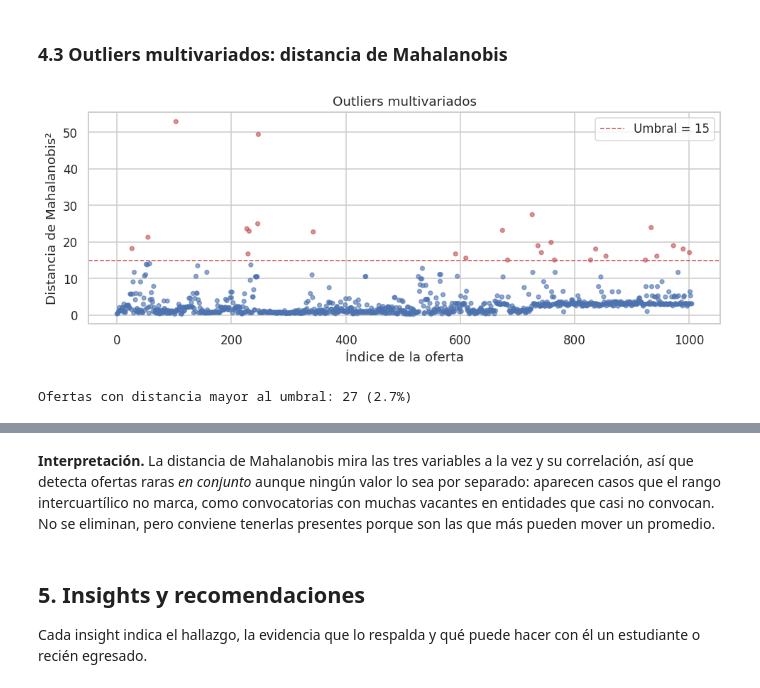
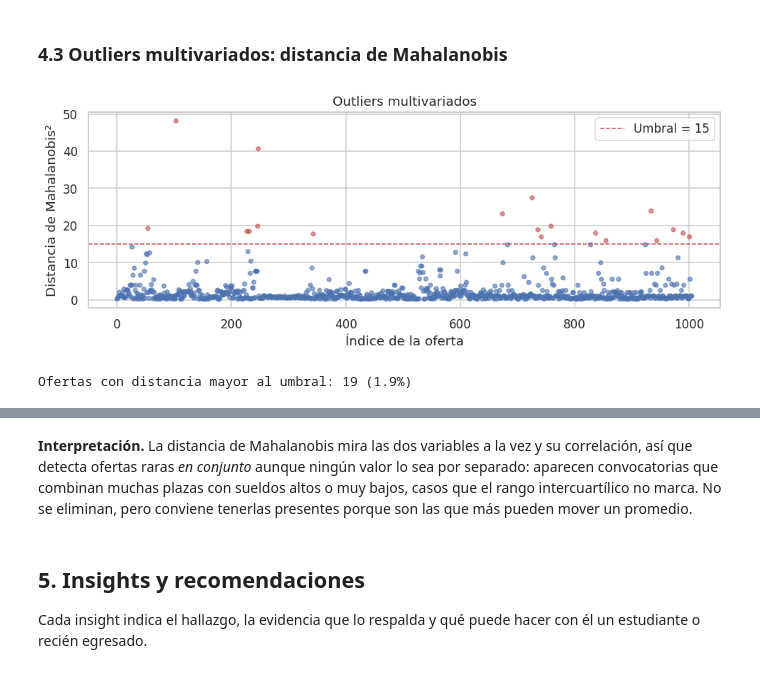
Before and after one commit to JaimeRamosT/Preprocesamiento-de-datos-y-Data-Analytics-Product, a Jupyter notebook: notebooks/05_analisis_exploratorio.ipynb, the cells around one changed output, grey strips where cells are left out. Drawn from its saved outputs; the diff is of its cells as text; code cells hidden in the pictures.

```diff
--- a/notebooks/05_analisis_exploratorio.ipynb
+++ b/notebooks/05_analisis_exploratorio.ipynb
@@ -19,9 +17,9 @@ import pandas as pd
 import matplotlib.pyplot as plt
 import seaborn as sns
 
-from sklearn.preprocessing import MinMaxScaler
 from sklearn.cluster import KMeans
 from sklearn.metrics import silhouette_score
+from scipy.spatial.distance import mahalanobis
 
 # Rutas: usa src/config.py cuando el notebook corre dentro del repositorio; si no (por ejemplo
 # en Colab, con solo el CSV subido), trabaja sobre la carpeta actual.
@@ -34,12 +32,12 @@ if RAIZ is not None:
     ENCODING = config.ENCODING
     DIR_FIGURAS = config.DIR_FIGURAS
     CANDIDATOS = [config.ARCHIVO_FINAL,
-                  config.DIR_PROCESSED / "talento_peru_features.csv",
-                  config.DIR_INTERIM / "talento_peru_features.csv"]
+                  config.DIR_PROCESSED / "talento_peru_final.csv",
+                  config.DIR_INTERIM / "talento_peru_final.csv"]
 else:
     ENCODING = "utf-8"
     DIR_FIGURAS = Path("reports/figures")
-    CANDIDATOS = [Path("talento_peru_features.csv"), Path("data/processed/talento_peru_features.csv")]
+    CANDIDATOS = [Path("talento_peru_final.csv"), Path("data/processed/talento_peru_final.csv")]
 
     def guardar_figura(nombre, fig=None, dpi=200):
         DIR_FIGURAS.mkdir(parents=True, exist_ok=True)
@@ -539,19 +551,20 @@ establecimiento de salud aparece: el techo salarial está en el gobierno naciona
 # %%
 # Boolean mask construida a partir del gráfico, como en el laboratorio de outliers
 BM = (df["remuneracion_pen"] > 6000) & (df["vacantes"] >= 5)
-df["outlier_bivariado"] = BM
 
-fig, ax = plt.subplots(figsize=(8.5, 4.5))
-sns.scatterplot(data=df, x="vacantes", y="remuneracion_pen", hue="outlier_bivariado",
-                palette={False: AZUL, True: ROJO}, alpha=0.6, s=35, ax=ax)
+fig, ax = plt.subplots(figsize=(8.5, 4.2))
+ax.scatter(df.loc[~BM, "vacantes"], df.loc[~BM, "remuneracion_pen"],
+           s=28, color=AZUL, alpha=0.5, label="Ofertas")
+ax.scatter(df.loc[BM, "vacantes"], df.loc[BM, "remuneracion_pen"],
+           s=46, color=ROJO, label="Atípicas")
 ax.set_xlabel("Vacantes de la convocatoria")
 ax.set_ylabel("Remuneración mensual (S/)")
-ax.set_title("Outliers bivariados: convocatorias masivas y bien pagadas")
-ax.legend(title="Atípica", labels=["No", "Sí"])
+ax.set_title("Outliers bivariados: convocatorias con varias plazas y bien pagadas")
+ax.legend()
 plt.tight_layout()
 guardar_figura("05_anomalias_bivariadas")
 plt.show()
 
 print(f"Ofertas atípicas en el plano remuneración-vacantes: {int(BM.sum())}")
-df.loc[BM, ["puesto", "entidad", "vacantes", "remuneracion_pen", "masa_salarial_mensual"]]   .sort_values("masa_salarial_mensual", ascending=False)
+df.loc[BM, ["puesto", "entidad", "vacantes", "remuneracion_pen"]].sort_values("vacantes", ascending=False)
 # %% [output]
@@ -575,32 +589,33 @@ porque pagan por encima de la mediana y tienen varias plazas.
 # %% [markdown]
 ### 4.3 Outliers multivariados: distancia de Mahalanobis
 # %%
-from scipy.spatial.distance import mahalanobis
-
-DIMENSIONES = ["remuneracion_pen", "vacantes_log", "ofertas_por_entidad"]
+DIMENSIONES = ["remuneracion_pen", "vacantes_log"]
 Xm = df[DIMENSIONES]
 Xm = (Xm - Xm.min()) / (Xm.max() - Xm.min())   # normalización min-max
 
 IC = np.linalg.pinv(Xm.cov().values)
 media = Xm.mean().values
-df["dist_maha"] = [mahalanobis(Xm.iloc[i, :], media, IC) ** 2 for i in range(len(Xm))]
+distancias = pd.Series([mahalanobis(Xm.iloc[i, :], media, IC) ** 2 for i in range(len(Xm))],
+                       index=df.index)
 
 UMBRAL = 15
-fig, ax = plt.subplots(figsize=(9, 3.8))
-ax.scatter(df.index, df["dist_maha"], s=14,
-           c=np.where(df["dist_maha"] > UMBRAL, ROJO, AZUL), alpha=0.6)
+fig, ax = plt.subplots(figsize=(9, 3.6))
+ax.scatter(df.index, distancias, s=14,
+           c=np.where(distancias > UMBRAL, ROJO, AZUL), alpha=0.6)
 ax.axhline(UMBRAL, color=ROJO, linestyle="--", linewidth=1, label=f"Umbral = {UMBRAL}")
 ax.set_xlabel("Índice de la oferta")
 ax.set_ylabel("Distancia de Mahalanobis²")
 ax.set_title("Outliers multivariados")
 ax.legend()
 plt.tight_layout()
 guardar_figura("05_anomalias_mahalanobis")
 plt.show()
 
-extremas = df[df["dist_maha"] > UMBRAL]
+extremas = df.loc[distancias > UMBRAL]
 print(f"Ofertas con distancia mayor al umbral: {len(extremas)} ({len(extremas) / len(df):.1%})")
-extremas[["puesto", "entidad", "vacantes", "remuneracion_pen", "dist_maha"]]     .nlargest(8, "dist_maha").round(1)
+extremas.assign(distancia=distancias[distancias > UMBRAL].round(1)) \
+        [["puesto", "entidad", "vacantes", "remuneracion_pen", "distancia"]] \
+        .nlargest(8, "distancia")
 # %% [output]
-[figure, old version]
+[figure, new version]
-Ofertas con distancia mayor al umbral: 27 (2.7%)
+Ofertas con distancia mayor al umbral: 19 (1.9%)
@@ -616,8 +631,8 @@ Ofertas con distancia mayor al umbral: 27 (2.7%)
 # %% [markdown]
-**Interpretación.** La distancia de Mahalanobis mira las tres variables a la vez y su correlación, así
-que detecta ofertas raras *en conjunto* aunque ningún valor lo sea por separado: aparecen casos que el
-rango intercuartílico no marca, como convocatorias con muchas vacantes en entidades que casi no convocan.
-No se eliminan, pero conviene tenerlas presentes porque son las que más pueden mover un promedio.
+**Interpretación.** La distancia de Mahalanobis mira las dos variables a la vez y su correlación, así que
+detecta ofertas raras *en conjunto* aunque ningún valor lo sea por separado: aparecen convocatorias que
+combinan muchas plazas con sueldos altos o muy bajos, casos que el rango intercuartílico no marca. No se
+eliminan, pero conviene tenerlas presentes porque son las que más pueden mover un promedio.
 # %% [markdown]
 ## 5. Insights y recomendaciones
 
```
Also changed, not shown: parts of 57 cells of this notebook, 14 other files.
